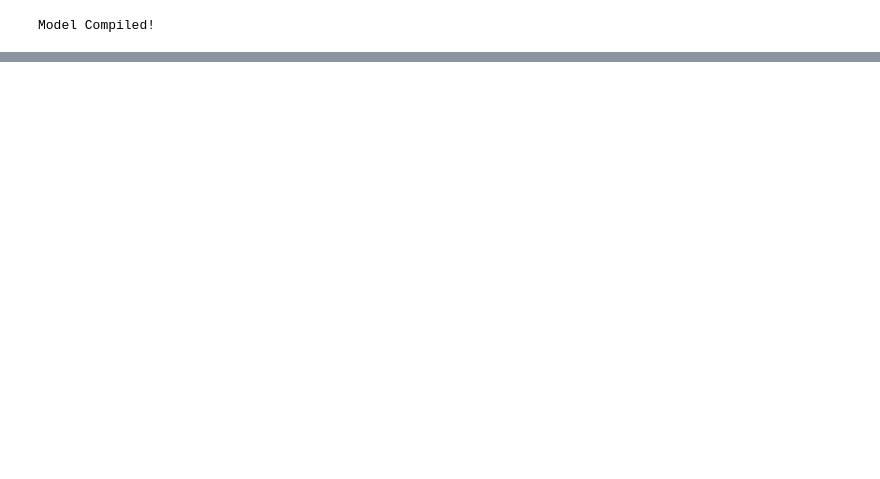
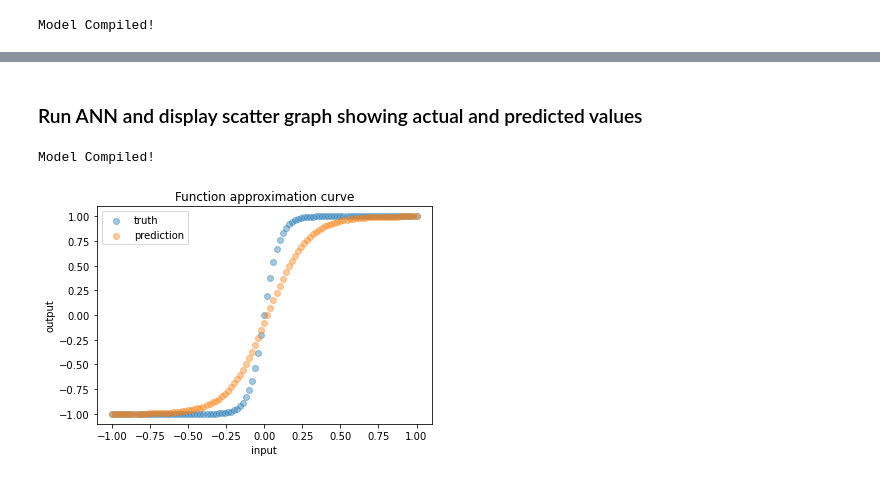
Before and after one commit to kamilszymczak/Bio-comp, a Jupyter notebook: evaluation.ipynb, the cells around one changed output, grey strips where cells are left out. Cells and saved outputs as stored; diff of their text form; code cells hidden in the pictures; blank space fills up the shorter version.

```diff
--- a/evaluation.ipynb
+++ b/evaluation.ipynb
@@ -204,0 +245,6 @@ train_model_history.plot_mean_fitness()
+# %%
+best_model = mod.ANN()
+best_model.set_training_input(X_train, y_train)
+best_model.add(mod.Layer(4, activation="sigmoid"))
+best_model.add(mod.Layer(1, activation="null"))
+best_model.compile()
@@ -242,0 +291,14 @@ Testing on test - A:  0.14705882352941177  B:  0.14705882352941177  Fitness:  51
+# %% [markdown]
+### Run ANN and display scatter graph showing actual and predicted values
+# %%
+curve_model = mod.ANN()
+curve_model.set_training_input(X_train, y_train)
+curve_model.add(mod.Layer(4, activation="sigmoid"))
+curve_model.add(mod.Layer(1, activation="null"))
+curve_model.compile()
+
+curve_model_history = hs.PSOHistory(curve_model, num_particles=pso.swarm_size, num_iterations=400)
+# %% [output]
+Model Compiled!
+# %%
+curve_model_history = hs.PSOHistory(curve_model, num_particles=pso.swarm_size, num_iterations=400)
@@ -242,0 +310,4 @@ Testing on test - A:  0.14705882352941177  B:  0.14705882352941177  Fitness:  51
+# %%
+curve_model_history.plot_curve()
+# %% [output]
+[figure, added]
```
Also changed, not shown: parts of 21 cells of this notebook.
